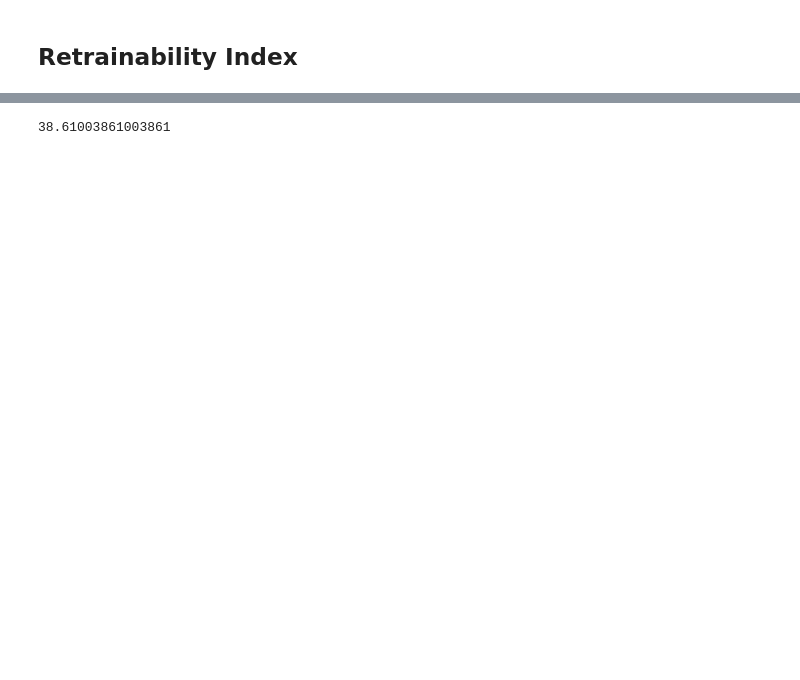
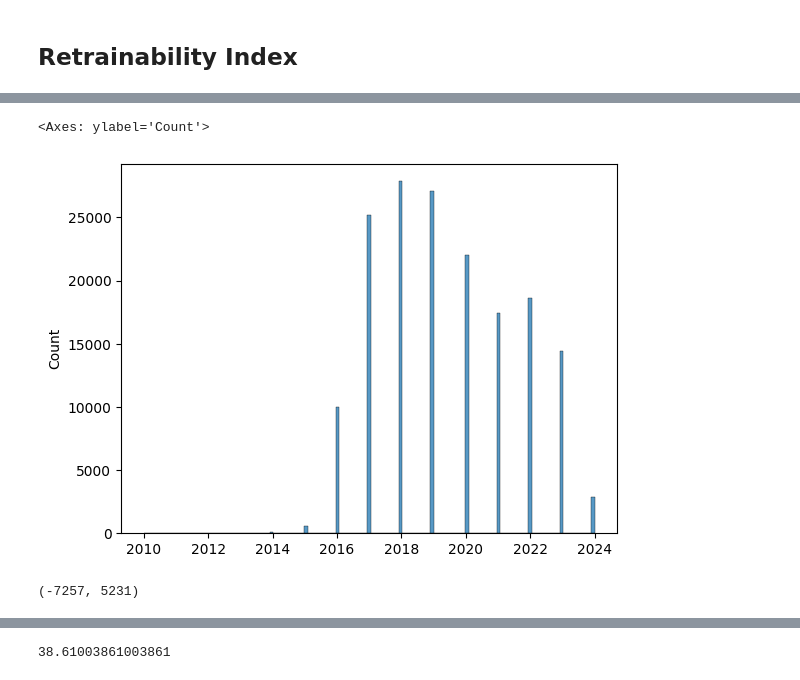
Before and after one commit to jcanedy/retrainability-index, a Jupyter notebook: notebooks/analyze_index_data.ipynb, the cells around one changed output, grey strips where cells are left out. Saved outputs shown, nothing was run; the diff lists cells and outputs as text; code cells hidden in the pictures; blank space fills up the shorter version.

```diff
--- a/notebooks/analyze_index_data.ipynb
+++ b/notebooks/analyze_index_data.ipynb
@@ -180,0 +76,5 @@ shape: (1, 35)
+# %%
+sns.histplot(df_complete["entry_year"])
+# %% [output]
+<Axes: ylabel='Count'>
+[figure, added]
@@ -180,0 +85,7 @@ shape: (1, 35)
+# %%
+p90 = int(np.percentile(df_complete["wages_mean_diff"], 90))
+p10 = int(np.percentile(df_complete["wages_mean_diff"], 10))
+
+p10, p90
+# %% [output]
+(-7257, 5231)
```
Also changed, not shown: parts of 26 cells of this notebook, 3 other files.
